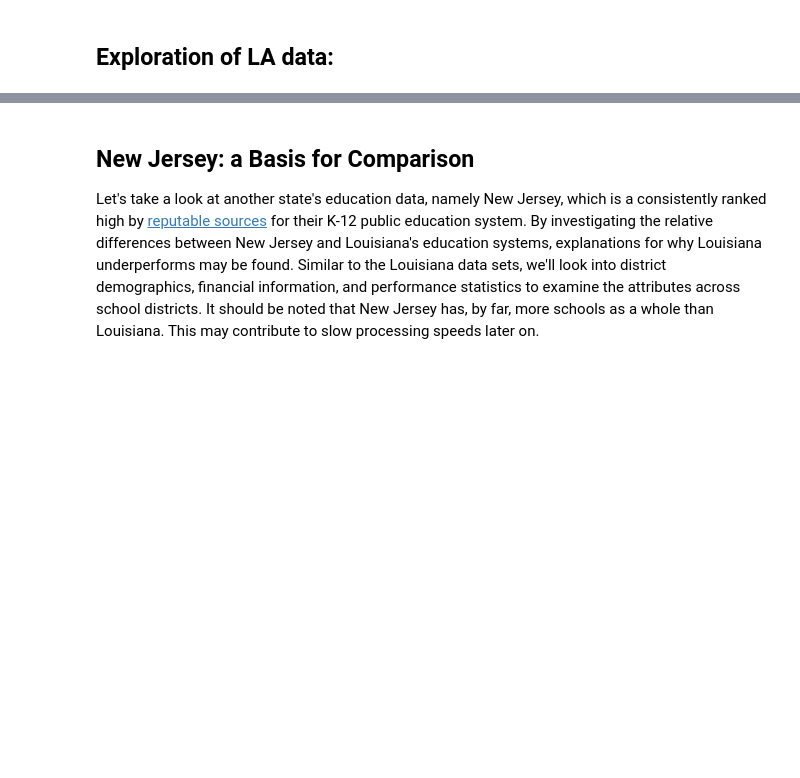
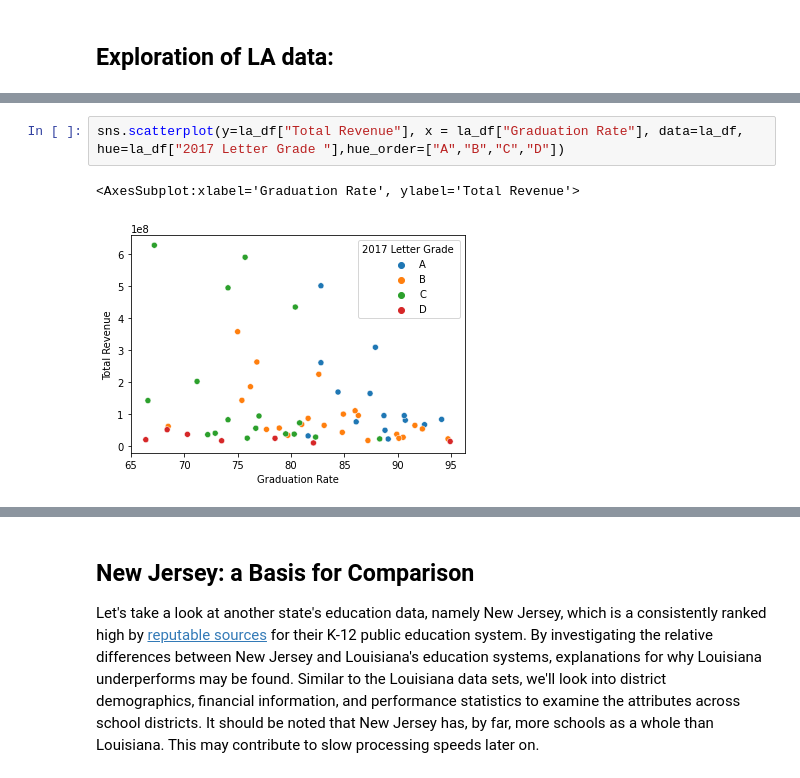
Before and after one commit to NickOuellet/NickOuellet.github.io, a Jupyter notebook: Final_Tutorial.ipynb, the cells around one changed output, grey strips where cells are left out. Drawn from its saved outputs; the diff is of its cells as text; blank space fills up the shorter version.

```diff
--- a/Final_Tutorial.ipynb
+++ b/Final_Tutorial.ipynb
@@ -235,0 +306,5 @@ Our intuition would tell us that the higher ranked schools would have a higher R
+# %%
+sns.scatterplot(y=la_df["Total Revenue"], x = la_df["Graduation Rate"], data=la_df, hue=la_df["2017 Letter Grade "],hue_order=["A","B","C","D"])
+# %% [output]
+<AxesSubplot:xlabel='Graduation Rate', ylabel='Total Revenue'>
+[figure, added]
```
Also changed, not shown: parts of 25 cells of this notebook.
